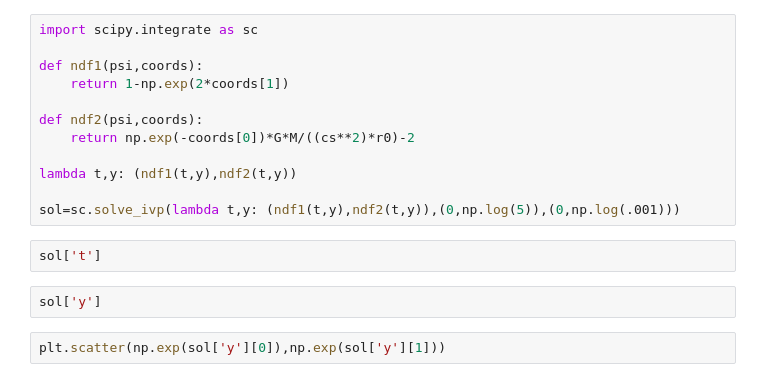
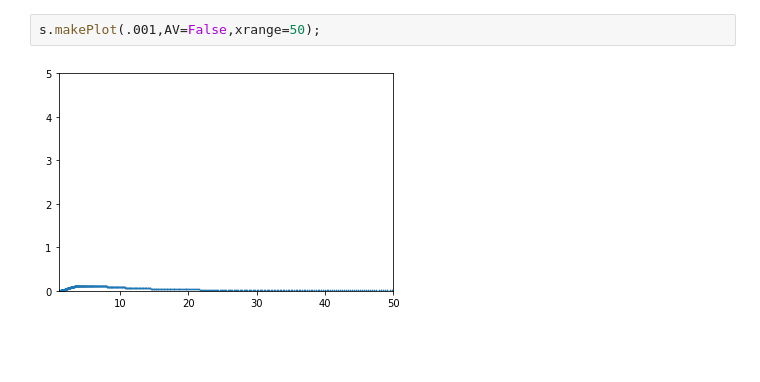
Before and after one commit to bnevs88/neutrino-winds, a Jupyter notebook: neutrino-winds/Adiabatic_wind_solver.ipynb, the cells around one changed output. Saved outputs shown, nothing was run; the diff lists cells and outputs as text; blank space fills up the shorter version.

```diff
--- a/neutrino-winds/Adiabatic_wind_solver.ipynb
+++ b/neutrino-winds/Adiabatic_wind_solver.ipynb
@@ -428,18 +535,4 @@ plt.scatter(func2[0],func2[1])
-# %%
-import scipy.integrate as sc
-
-def ndf1(psi,coords):
-    return 1-np.exp(2*coords[1])
-
-def ndf2(psi,coords):
-    return np.exp(-coords[0])*G*M/((cs**2)*r0)-2
-
-lambda t,y: (ndf1(t,y),ndf2(t,y))
-
-sol=sc.solve_ivp(lambda t,y: (ndf1(t,y),ndf2(t,y)),(0,np.log(5)),(0,np.log(.001)))
-# %%
-sol['t']
-# %%
-sol['y']
-# %%
-plt.scatter(np.exp(sol['y'][0]),np.exp(sol['y'][1]))
+# %%
+s.makePlot(.001,AV=False,xrange=50);
+# %% [output]
+[figure, added]
```
Also changed, not shown: parts of 8 cells of this notebook, 3 other files.
